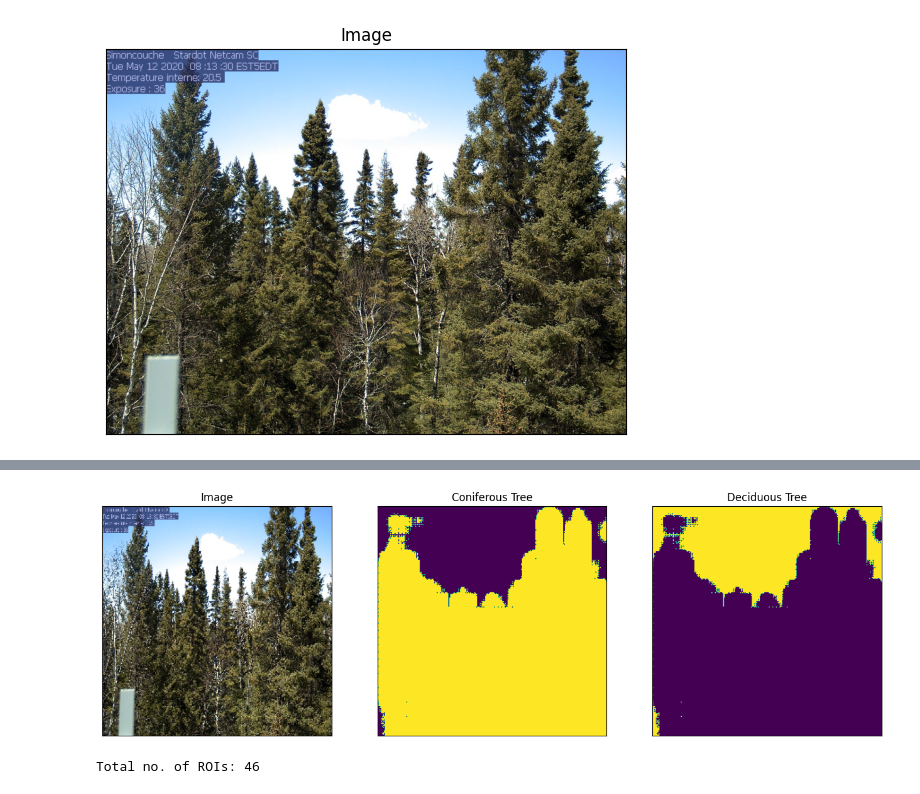
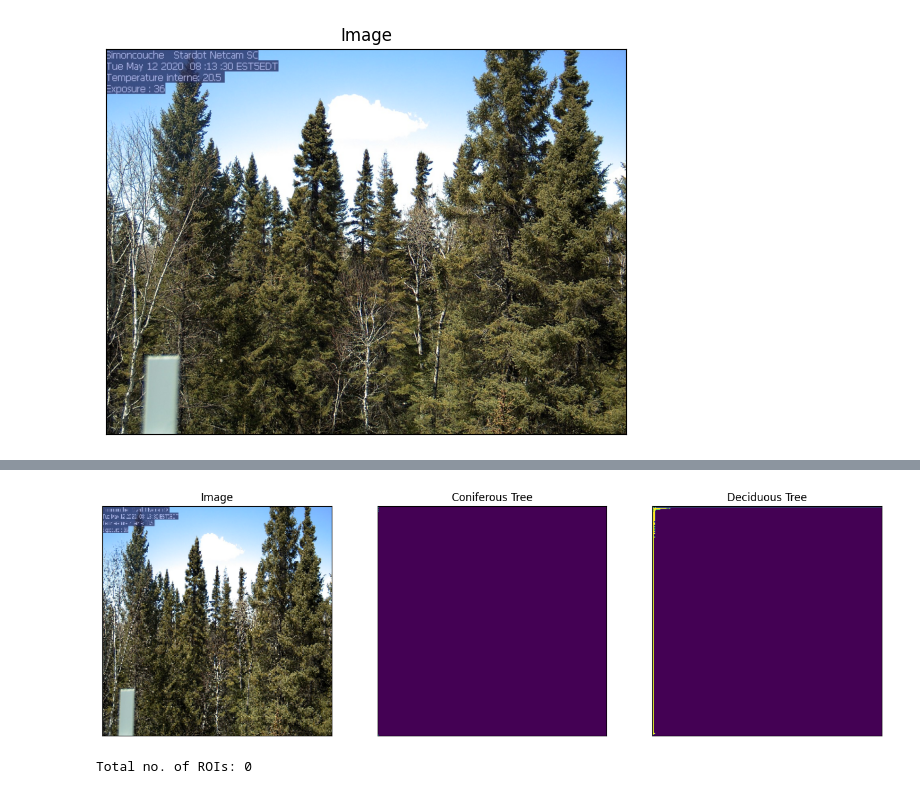
Before and after one commit to ish4722/PhenoVegetationInterface, a Jupyter notebook: MODEL_TRAIN_(Mask).ipynb, the cells around one changed output, grey strips where cells are left out. Cells and saved outputs as stored; diff of their text form; code cells hidden in the pictures.

```diff
--- a/MODEL_TRAIN_(Mask).ipynb
+++ b/MODEL_TRAIN_(Mask).ipynb
@@ -512,5 +520,39 @@ img = np.expand_dims(img, axis=0)
 [figure]
 # %%
 from keras.models import load_model
-# %%
-model = load_model(r"/Users/ishan/Downloads/efficientnet_model.h5", compile=False)
+# %%
+from tensorflow.keras.utils import register_keras_serializable
+from tensorflow.keras.layers import Layer
+from tensorflow.keras import backend as K
+import os
+from tensorflow.keras.models import load_model
+
+# Define and register the FixedDropout layer
+@register_keras_serializable()
+class FixedDropout(Layer):
+    def __init__(self, rate, seed=None, noise_shape=None, **kwargs):
+        super(FixedDropout, self).__init__(**kwargs)
+        self.rate = rate
+        self.seed = seed
+        self.noise_shape = noise_shape
+
+    def build(self, input_shape):
+        super(FixedDropout, self).build(input_shape)
+
+    def call(self, inputs, training=None):
+        if training:
+            return K.dropout(inputs, self.rate, seed=self.seed, noise_shape=self.noise_shape)
+        return inputs
+
+# Register custom activation function
+@register_keras_serializable()
+def swish(x):
+    return x * K.sigmoid(x)
+
+# Load model with the registered swish and FixedDropout
+model_path = '/Users/ishan/Downloads/my_model.h5'
+if os.path.exists(model_path):
+    model = load_model(model_path, custom_objects={'swish': swish, 'FixedDropout': FixedDropout})
+    print("Model loaded successfully!")
+else:
+    print(f"Model file not found at {model_path}")
@@ -517,12 +562,12 @@ model = load_model(r"/Users/ishan/Downloads/efficientnet_model.h5", compile=Fals
 # %%
 mask = model.predict(img,verbose=0)>0.5
 visualize(
     image=img.squeeze(),
     Coniferous_tree=mask[..., 1].squeeze(),
-    deciduous_tree = mask[..., 0].squeeze()
+    deciduous_tree = mask[..., 0].squeeze(),
 )
 # %% [output]
-[figure, old version]
+[figure, new version]
 # %%
 mask = mask[..., 1].squeeze()
 # %%
@@ -540,6 +585,6 @@ ROI_area=int(thresold_area/(scale_h*scale_w))
 n_ROIs = points.shape[0]//ROI_area
 print("Total no. of ROIs:",n_ROIs)
 # %% [output]
-Total no. of ROIs: 46
+Total no. of ROIs: 0
 # %%
 from sklearn.cluster import KMeans
```
Also changed, not shown: parts of 8 cells of this notebook, 3 other files.
